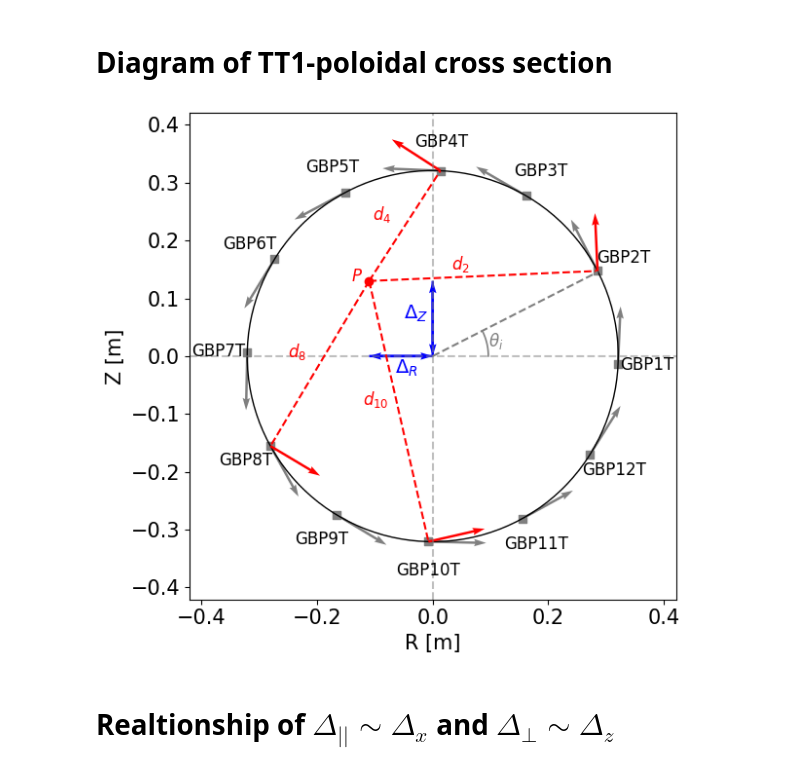
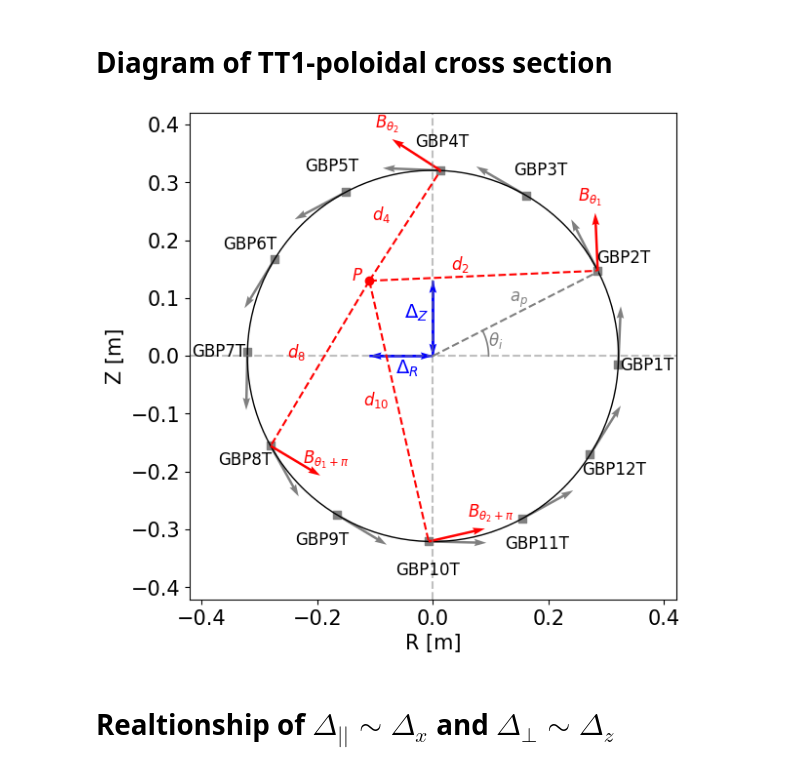
Before and after one commit to P-Attapon/TT1PlasmaColumnPosition, a Jupyter notebook: plotting.ipynb, the cells around one changed output. Saved outputs shown, nothing was run; the diff lists cells and outputs as text; code cells hidden in the pictures.

Commit message:
Edit poloidalPlane.png
add minor radius label (a_p) and name of signals (e.g. B_{\theta_1})

```diff
--- a/plotting.ipynb
+++ b/plotting.ipynb
@@ -148,6 +148,8 @@ def displaced_connection(center, all_probes):
 
     probe_loc = [(R*np.cos(theta), R*np.sin(theta)) for theta in angle]
 
+    # labels for magnetic field line
+    magnetic_label = [r"$B_{\theta_1}$", r"$B_{\theta_2}$", r"$B_{\theta_1 + \pi}$", r"$B_{\theta_2 + \pi}$"]
     #add line connecting to each probe
     for i,loc in enumerate(probe_loc):
         ax.plot([center[0], loc[0]], [center[1], loc[1]], linestyle="--", color="red")
@@ -169,6 +171,8 @@ def displaced_connection(center, all_probes):
 
         ax.quiver(loc[0], loc[1], vx*arrow_len, vy*arrow_len,
             angles="xy", scale_units='xy', scale=1, color='red', width=0.005)
+        ax.text(loc[0] + vx*arrow_len - 0.03, loc[1] + vy*arrow_len + 0.02,
+                magnetic_label[i], fontsize = label_font_size, color = "red")
 
     #add scatter of center
     ax.scatter(*center,color = "red")
@@ -194,34 +198,39 @@ displaced_connection((-0.11,0.13),[f"GBP{X}T" for X in [2,4,8,10]])
 theta = np.deg2rad(27)    # choose the angle you want
 
 # End point on circumference
 x_end = R * np.cos(theta)
 y_end = R * np.sin(theta)
 
 # Draw dashed radius line
 ax.plot([0, x_end], [0, y_end], linestyle="--", color="gray", linewidth=1.5)
+# label line as a_p
+ax.text(x_end / 2 - 0.01, y_end / 2 + 0.02,
+        r"$a_p$",
+        fontsize = label_font_size,
+       color = "gray")
 
 # Draw small arc to show angle
 arc_theta = np.linspace(0, theta, 100)
 arc_r = 0.3 * R       # radius of the arc (adjust as needed)
 ax.plot(arc_r * np.cos(arc_theta),
         arc_r * np.sin(arc_theta),
         color="gray", linewidth=1.2)
 
 # Add angle label slightly offset from arc
 label_r = 0.35 * R
 ax.text(label_r * np.cos(theta/2),
         label_r * np.sin(theta/2),
         r"$\theta_i$",
         fontsize=label_font_size,
         ha="center",
         va="center",
         color="gray")
 
 plt.tight_layout()
 save_name = os.path.join(save_dir, "poloidalPlane")
 plt.savefig(save_name,bbox_inches='tight', dpi = 200)
 # %% [output]
-[figure, old version]
+[figure, new version]
 # %% [markdown]
 # Realtionship of $\Delta_{||} \sim \Delta_x$ and $\Delta_\perp \sim \Delta_z$
 # %%
```
Also changed, not shown: 1 other file.
